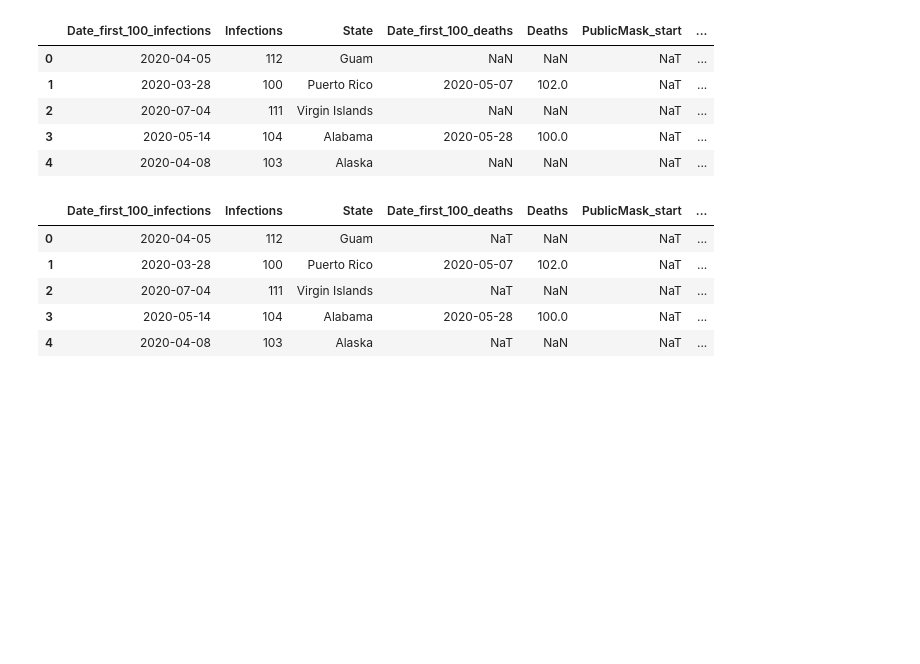
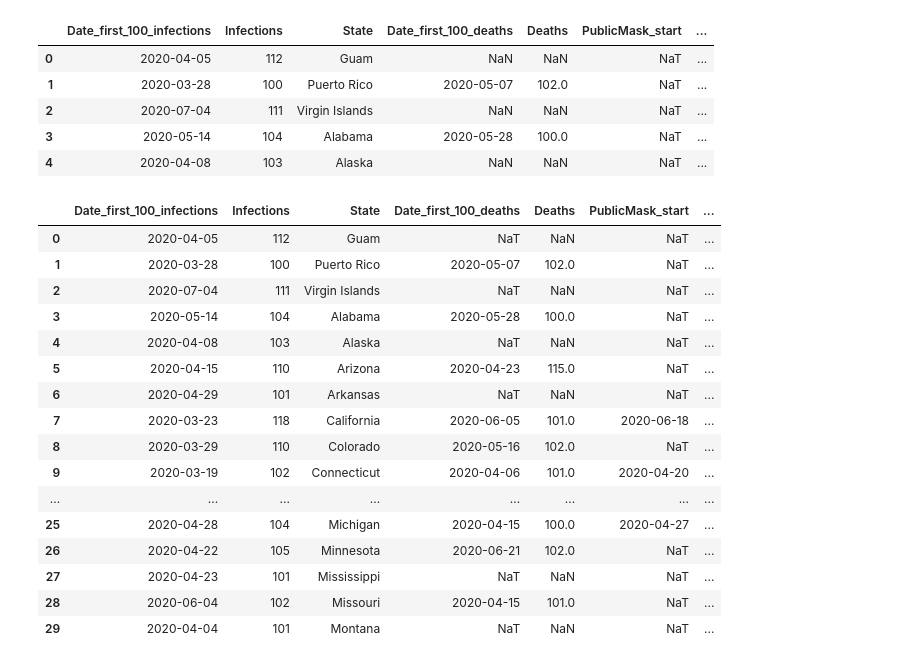
Before and after one commit to JMiguelFernandes/Project-5---Coronavirus, a Jupyter notebook: Dates of first 100 cases and policies.ipynb, the cells around one changed output. Cells and saved outputs as stored; diff of their text form; code cells hidden in the pictures; blank space fills up the shorter version.

Commit message:
adding adding policy end dates

```diff
--- a/Dates of first 100 cases and policies.ipynb
+++ b/Dates of first 100 cases and policies.ipynb
@@ -218,25 +219,48 @@ df_final = df_final.assign(PublicMask_deaths_Delta = pd.to_timedelta(np.where(df
                          df_final["PublicMask_start"] - df_final["Date_first_100_deaths"],
                          pd.NA)))
 # %%
-# Length of Public Mask Policy
+# Length of Public Mask Policy of enactment to easing
 
-df_final = df_final.assign(PublicMask_policy_days = pd.to_timedelta(np.where(df_final["PublicMask_start"].notna(),
+df_final = df_final.assign(PublicMask_policy_eased = pd.to_timedelta(np.where(df_final["PublicMask_start"].notna(),
                          df_final["PublicMask_eased"] - df_final["PublicMask_start"],
                          pd.NA)))
 # %%
-# Length of Stay at Home Policy
+# Length of Stay at Home Policy of enactment to easing
 
-df_final = df_final.assign(StayAtHome_policy_days = pd.to_timedelta(np.where(df_final["StayAtHome_start"].notna(),
+df_final = df_final.assign(StayAtHome_policy_eased = pd.to_timedelta(np.where(df_final["StayAtHome_start"].notna(),
                          df_final["StayAtHome_eased"] - df_final["StayAtHome_start"],
                          pd.NA)))
+# %%
+# Length of Public Mask Policy of enactment to ending
+
+df_final = df_final.assign(PublicMask_policy_days_ended = pd.to_timedelta(np.where(df_final["PublicMask_start"].notna(),
+                         df_final["PublicMask_ended"] - df_final["PublicMask_start"],
+                         pd.NA)))
+# %%
+# Length of Stay at Home Policy of enactment to ending
+
+df_final = df_final.assign(StayAtHome_policy_days_ended = pd.to_timedelta(np.where(df_final["StayAtHome_start"].notna(),
+                         df_final["StayAtHome_ended"] - df_final["StayAtHome_start"],
+                         pd.NA)))
 # %%
-df_final.head()
+df_final.head(30)
 # %% [output]
 |  | Date_first_100_infections | Infections | State | Date_first_100_deaths | Deaths | PublicMask_start | ... |
 | 0 | 2020-04-05 | 112 | Guam | NaT | NaN | NaT | ... |
 | 1 | 2020-03-28 | 100 | Puerto Rico | 2020-05-07 | 102.0 | NaT | ... |
 | 2 | 2020-07-04 | 111 | Virgin Islands | NaT | NaN | NaT | ... |
 | 3 | 2020-05-14 | 104 | Alabama | 2020-05-28 | 100.0 | NaT | ... |
 | 4 | 2020-04-08 | 103 | Alaska | NaT | NaN | NaT | ... |
+| 5 | 2020-04-15 | 110 | Arizona | 2020-04-23 | 115.0 | NaT | ... |
+| 6 | 2020-04-29 | 101 | Arkansas | NaT | NaN | NaT | ... |
+| 7 | 2020-03-23 | 118 | California | 2020-06-05 | 101.0 | 2020-06-18 | ... |
+| 8 | 2020-03-29 | 110 | Colorado | 2020-05-16 | 102.0 | NaT | ... |
+| 9 | 2020-03-19 | 102 | Connecticut | 2020-04-06 | 101.0 | 2020-04-20 | ... |
+| ... | ... | ... | ... | ... | ... | ... | ... |
+| 25 | 2020-04-28 | 104 | Michigan | 2020-04-15 | 100.0 | 2020-04-27 | ... |
+| 26 | 2020-04-22 | 105 | Minnesota | 2020-06-21 | 102.0 | NaT | ... |
+| 27 | 2020-04-23 | 101 | Mississippi | NaT | NaN | NaT | ... |
+| 28 | 2020-06-04 | 102 | Missouri | 2020-04-15 | 101.0 | NaT | ... |
+| 29 | 2020-04-04 | 101 | Montana | NaT | NaN | NaT | ... |
 # %%
 df_final.to_csv("data/mask_and_lockdown_policy_data.csv", index_label="index")
```
Also changed, not shown: parts of 4 cells of this notebook, 1 other file.
